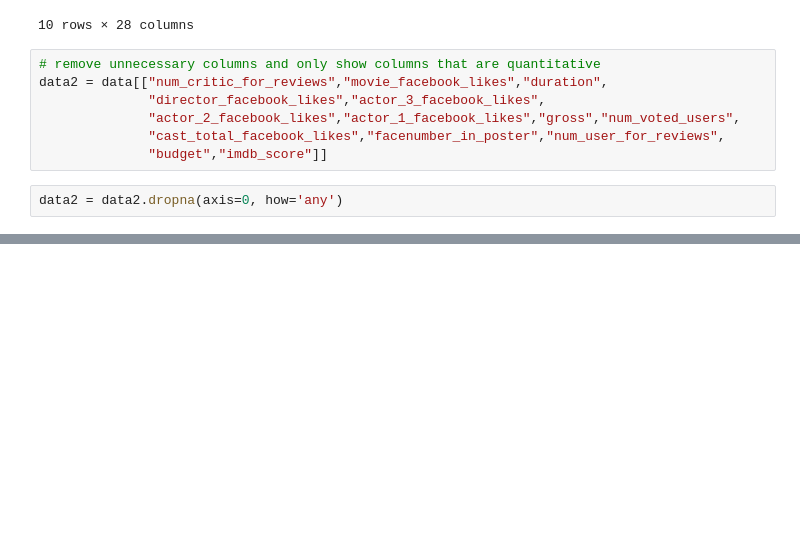
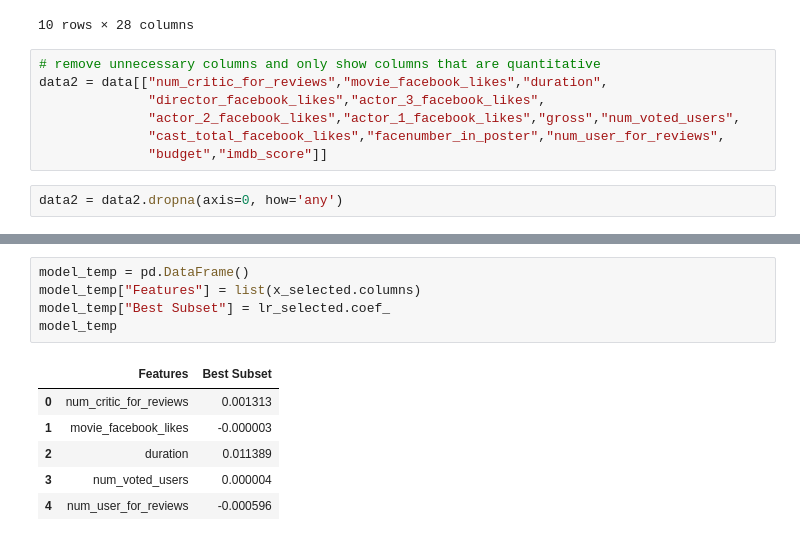
Before and after one commit to brendabrandy/StatLearning, a Jupyter notebook: IMDB 5000.ipynb, the cells around one changed output, grey strips where cells are left out. Saved outputs shown, nothing was run; the diff lists cells and outputs as text; blank space fills up the shorter version.

```diff
--- a/IMDB 5000.ipynb
+++ b/IMDB 5000.ipynb
@@ -136,0 +147,12 @@ Index([u'num_critic_for_reviews', u'movie_facebook_likes', u'duration',
+# %%
+model_temp = pd.DataFrame()
+model_temp["Features"] = list(x_selected.columns)
+model_temp["Best Subset"] = lr_selected.coef_
+model_temp
+# %% [output]
+|  | Features | Best Subset |
+| 0 | num_critic_for_reviews | 0.001313 |
+| 1 | movie_facebook_likes | -0.000003 |
+| 2 | duration | 0.011389 |
+| 3 | num_voted_users | 0.000004 |
+| 4 | num_user_for_reviews | -0.000596 |
```
Also changed, not shown: parts of 22 cells of this notebook.
